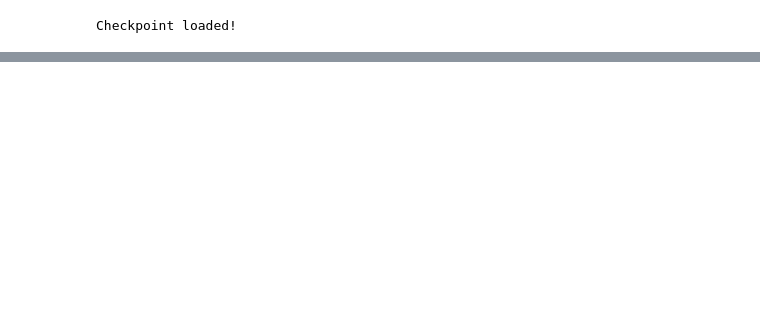
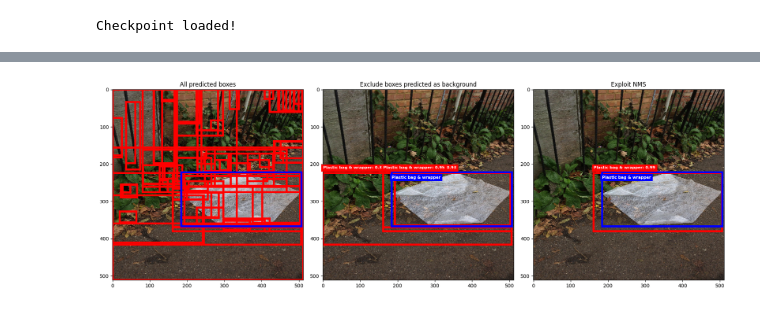
Before and after one commit to AronDJacobsen/DL-COMVIS, a Jupyter notebook: notebooks/project4/results.ipynb, the cells around one changed output, grey strips where cells are left out. Saved outputs shown, nothing was run; the diff lists cells and outputs as text; code cells hidden in the pictures; blank space fills up the shorter version.

```diff
--- a/notebooks/project4/results.ipynb
+++ b/notebooks/project4/results.ipynb
@@ -47,5 +47,6 @@ loaders, num_classes = get_loaders(
     root = args.data_path,
 )
 
-id2cat = loaders['train'].dataset.id2cat
+id2cat_gt = loaders['train'].dataset.id2cat
+# id2cat_test = loaders['test'].dataset.id2cat
 # %% [output]
@@ -65,15 +99,18 @@ index created!
 loss_fun = get_loss(args.loss)
 optimizer = get_optimizer(args.optimizer)
 
-model = get_model(args.model_name, args, loss_fun, optimizer, out=args.out, num_classes=num_classes, region_size=(args.region_size, args.region_size), id2cat=loaders['train'].dataset.id2cat)
+model = get_model(args.model_name, args, loss_fun, optimizer, out=args.out, num_classes=num_classes, region_size=(args.region_size, args.region_size), id2cat = id2cat_gt) #=loaders['train'].dataset.id2cat)
 # %%
 BASE_PATH = '/work3/s194253/02514/project4_results/logs/albertkjoller_efficientnet_crossentropy_resnet/resnet18/albertkjoller_efficientnet_crossentropy_resnet/resnet18/'
-
+# BASE_PATH = '/work3/s194253/02514/project4_results/logs/albertkjoller_efficientnet_crossentropy_resnet_baseline/resnet18/albertkjoller_efficientnet_crossentropy_resnet_baseline/resnet18/'
 
 VERSION = 0
-EPOCH_NAME = 'epoch=6_loss_val=0.3089.ckpt'
+EPOCH_NAME = 'epoch=9_loss_val=0.3782.ckpt' # 'epoch=19_loss_val=0.9569.ckpt'
+# EPOCH_NAME = 'epoch=31_val_loss=0.0000.ckpt'
 
 checkpoint_path = BASE_PATH + f'version_{VERSION}/checkpoints/' + EPOCH_NAME
+
+# checkpoint_path = '/work3/s194253/02514/project4_results/models/albertkjoller_efficientnet_crossentropy_resnet_baseline/resnet18.ckpt'
 
 model = model.load_from_checkpoint(checkpoint_path, loss_fun=loss_fun)
 model.to(device)
@@ -140,4 +199,6 @@ Counter({28: 120, 1: 18, 19: 8, 0: 5, 25: 1, 26: 1})
 # %%
+plot_no_threshold = True
+
 fig = plt.figure(figsize=(18, 6))
 
 ax = fig.add_subplot(131)
@@ -167,31 +228,6 @@ ax.set_title('All predicted boxes')
 
 ax = fig.add_subplot(132)
 ax.imshow(img.permute(1,2,0))
-for i, bbox in enumerate(pred_bboxes[pred_cat != 28]):
-    rect = patches.Rectangle(
-        (bbox[0].item(), bbox[1].item()),
-        width=(bbox[2] - bbox[0]).item(),
-        height=(bbox[3] - bbox[1]).item(),
-        linewidth=4,
-        edgecolor=f"r",
-        facecolor='none'
-    )
-    ax.add_patch(rect)
-
-for i, bbox in enumerate(targets['boxes']):
-    rect = patches.Rectangle(
-        (bbox[0].item(), bbox[1].item()),
-        width=(bbox[2] - bbox[0]).item(),
-        height=(bbox[3] - bbox[1]).item(),
-        linewidth=4,
-        edgecolor=f"b",
-        facecolor='none'
-    )
-    ax.add_patch(rect)
-ax.set_title('Exclude boxes predicted as background')
-
-ax = fig.add_subplot(133)
-ax.imshow(img.permute(1,2,0))
 for i, bbox in enumerate(preds['boxes'][preds['labels'] != 28]):
     rect = patches.Rectangle(
         (bbox[0].item(), bbox[1].item()),
@@ -201,37 +237,88 @@ for i, bbox in enumerate(preds['boxes'][preds['labels'] != 28]):
         edgecolor=f"r",
         facecolor='none'
     )
     ax.add_patch(rect)
 
+
     # Add the text inside the box
     ax.add_artist(rect)
     rx, ry = rect.get_xy()
 
-    ax.annotate(f"{id2cat[preds['labels'][i].item()]}: {preds['scores'][i].item():.2f}", (rx, ry+14), color='k', weight='bold',
-            fontsize=15, ha='left', va='center')
+    ax.annotate(f"{id2cat_ss[preds['labels'][i].item()]}: {preds['scores'][i].item():.2f}", (rx, ry-14),
+                backgroundcolor = 'r', color='w', weight='bold',
+            fontsize=8, ha='left', va='center')
+
 
 for i, bbox in enumerate(targets['boxes']):
     rect = patches.Rectangle(
         (bbox[0].item(), bbox[1].item()),
         width=(bbox[2] - bbox[0]).item(),
         height=(bbox[3] - bbox[1]).item(),
         linewidth=4,
         edgecolor=f"b",
         facecolor='none'
     )
     ax.add_patch(rect)
 
     # Add the text inside the box
     ax.add_artist(rect)
     rx, ry = rect.get_xy()
 
-    ax.annotate({id2cat[targets['labels'][i].item()]}, (rx, ry+14), color='k', weight='bold',
-            fontsize=15, ha='left', va='center')
+    ax.annotate(f"{id2cat_gt[targets['labels'][i].item()]}", (rx, ry+14), backgroundcolor="b", color='w',
+                weight='bold',
+            fontsize=8, ha='left', va='center')
+
+
+ax.set_title('Exclude boxes predicted as background')
+
+ax = fig.add_subplot(133)
+ax.imshow(img.permute(1,2,0))
+for i, bbox in enumerate(preds_NMS['boxes'][preds_NMS['labels'] != 28]):
+    if preds['scores'][i] > 0.5 or plot_no_threshold:
+        rect = patches.Rectangle(
+            (bbox[0].item(), bbox[1].item()),
+            width=(bbox[2] - bbox[0]).item(),
+            height=(bbox[3] - bbox[1]).item(),
+            linewidth=4,
+            edgecolor=f"r",
+            facecolor='none'
+        )
+        ax.add_patch(rect)
+
+        # Add the text inside the box
+        ax.add_artist(rect)
+        rx, ry = rect.get_xy()
+
+        ax.annotate(f"{id2cat_ss[preds_NMS['labels'][i].item()]}: {preds_NMS['scores'][i].item():.2f}", (rx, ry-14),
+                    backgroundcolor = 'r', color='w', weight='bold',
+                fontsize=8, ha='left', va='center')
+
+for i, bbox in enumerate(targets['boxes']):
+    rect = patches.Rectangle(
+        (bbox[0].item(), bbox[1].item()),
+        width=(bbox[2] - bbox[0]).item(),
+        height=(bbox[3] - bbox[1]).item(),
+        linewidth=4,
+        edgecolor=f"b",
+        facecolor='none'
+    )
+    ax.add_patch(rect)
+
+    # Add the text inside the box
+    ax.add_artist(rect)
+    rx, ry = rect.get_xy()
+
+    ax.annotate(f"{id2cat_gt[targets['labels'][i].item()]}", (rx, ry+14), backgroundcolor="b", color='w',
+                weight='bold',
+            fontsize=8, ha='left', va='center')
 
 ax.set_title('Exploit NMS')
 
 plt.tight_layout()
-plt.savefig('/work3/s194253/02514/project4_results/predict_imgs/test.png', bbox_inches='tight', dpi=300)
+plt.savefig(f'/work3/s184984/02514/project4_results/predict_imgs/batch_idx{batch_idx}.png', bbox_inches='tight', dpi=300)
+plt.show()
 plt.close()
+# %% [output]
+[figure, added]
 # %%
 pred_matches, gt_matches, box_labels, gt2pred = model.compare_boxes(bboxes, cat_ids, pred_bboxes, num_classes)
```
Also changed, not shown: parts of 7 cells of this notebook.
